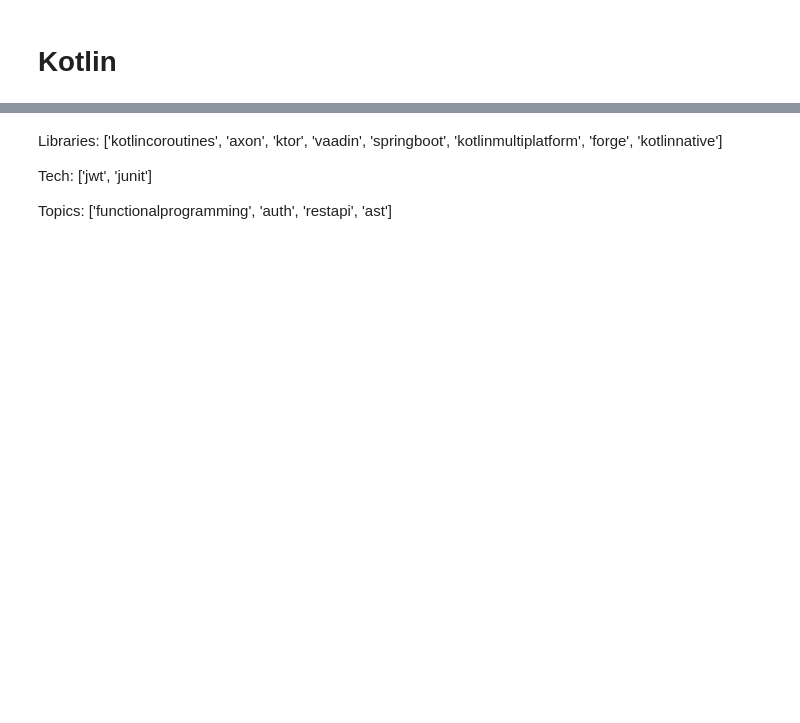
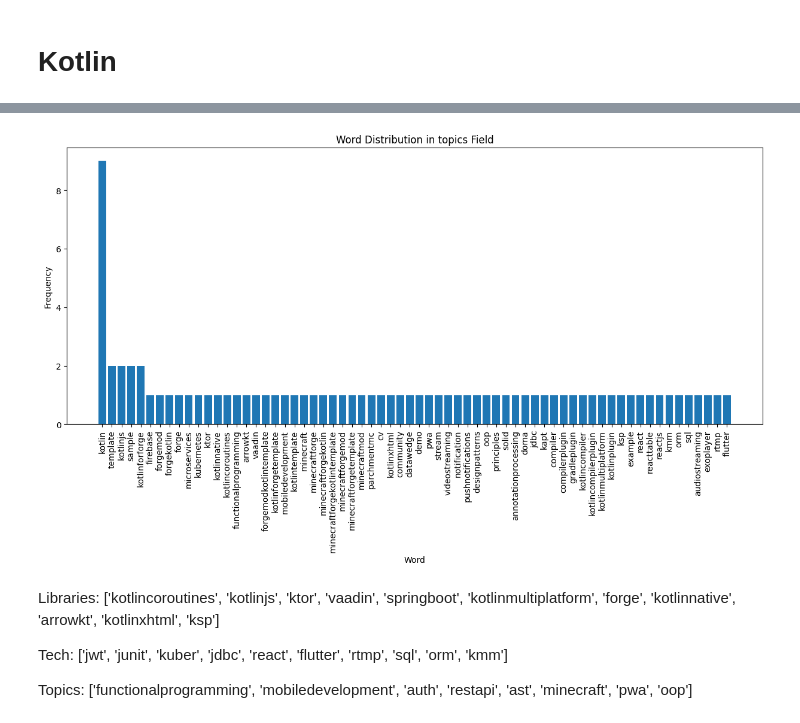
Before and after one commit to JetBrains-Research/agents-eval, a Jupyter notebook: src/template_generation/notebooks/topics_analysis.ipynb, the cells around one changed output, grey strips where cells are left out. Cells and saved outputs as stored; diff of their text form; code cells hidden in the pictures; blank space fills up the shorter version.

```diff
--- a/src/template_generation/notebooks/topics_analysis.ipynb
+++ b/src/template_generation/notebooks/topics_analysis.ipynb
@@ -69,8 +90,10 @@ get_topics(df, 'description', 100)
 # %%
-get_topics(df, 'topics', 75)
+get_topics(df, 'topics', None)
+# %% [output]
+[figure, added]
 # %% [markdown]
-Libraries: ['kotlincoroutines', 'axon', 'ktor', 'vaadin', 'springboot', 'kotlinmultiplatform', 'forge', 'kotlinnative']
+Libraries: ['kotlincoroutines', 'kotlinjs', 'ktor', 'vaadin', 'springboot', 'kotlinmultiplatform', 'forge', 'kotlinnative', 'arrowkt', 'kotlinxhtml', 'ksp']
 
-Tech: ['jwt', 'junit']
+Tech: ['jwt', 'junit', 'kuber', 'jdbc', 'react', 'flutter', 'rtmp', 'sql', 'orm', 'kmm']
 
-Topics: ['functionalprogramming', 'auth', 'restapi', 'ast']
+Topics: ['functionalprogramming', 'mobiledevelopment', 'auth', 'restapi', 'ast', 'minecraft', 'pwa', 'oop']
```
Also changed, not shown: parts of 8 cells of this notebook, 5 other files.
